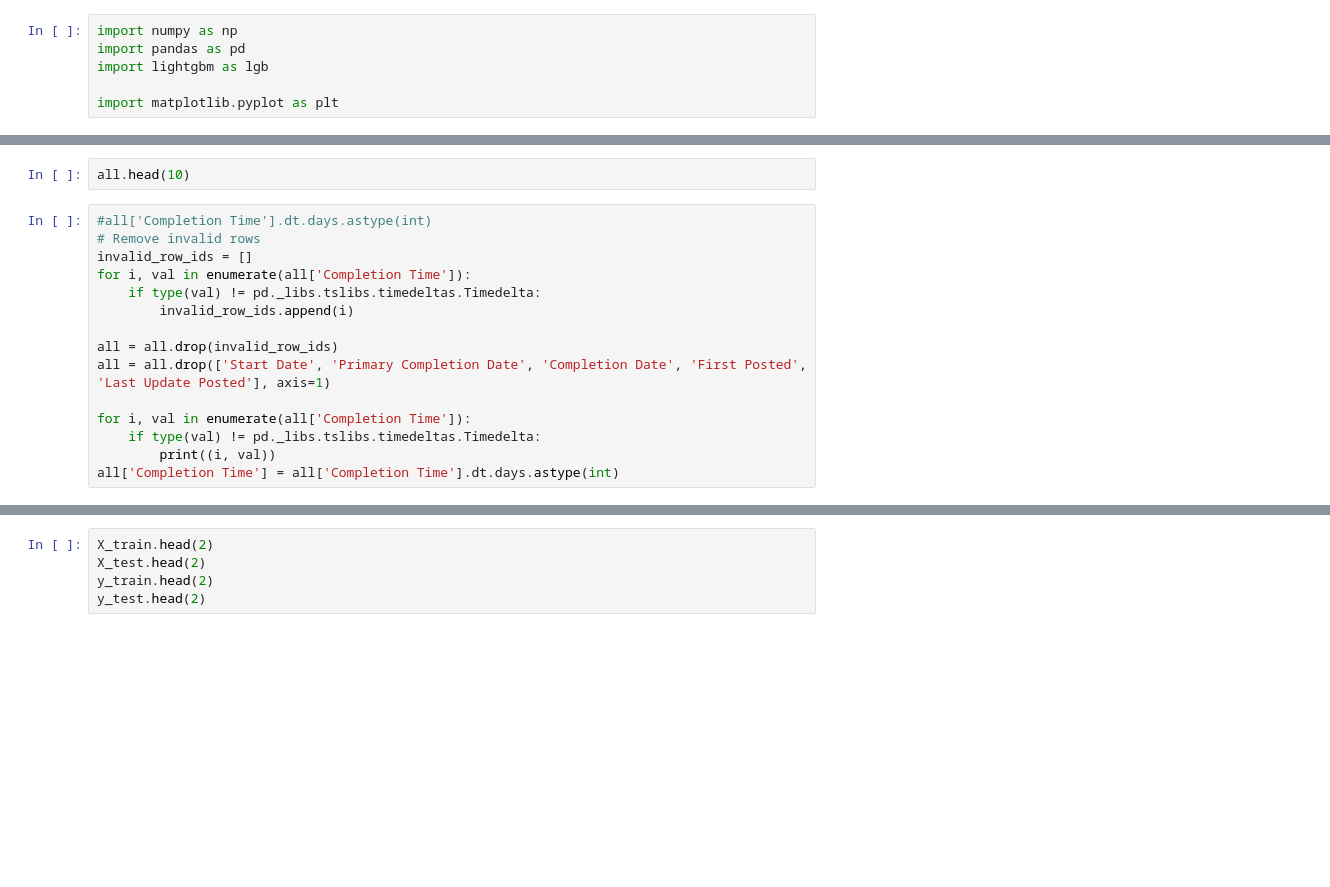
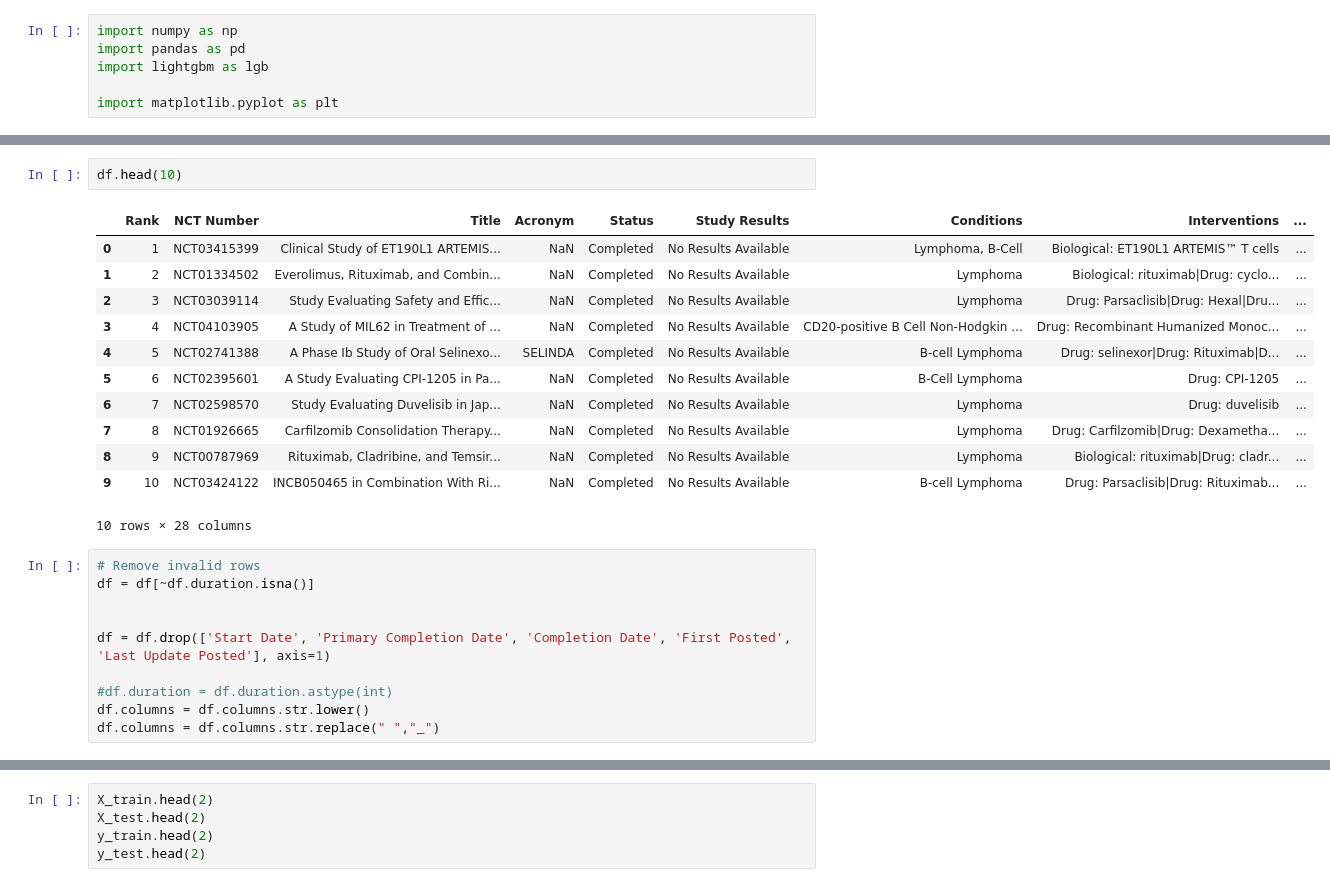
Before and after one commit to judichunt/clinical-studies-duration, a Jupyter notebook: src/Untitled.ipynb, the cells around one changed output, grey strips where cells are left out. Cells and saved outputs as stored; diff of their text form; blank space fills up the shorter version.

```diff
--- a/src/Untitled.ipynb
+++ b/src/Untitled.ipynb
@@ -15,18 +28,26 @@ all['Completion Time'] = all['Completion Date'] - all['Start Date']
 # %%
-all.head(10)
+df.head(10)
+# %% [output]
+|  | Rank | NCT Number | Title | Acronym | Status | Study Results | Conditions | Interventions | ... |
+| 0 | 1 | NCT03415399 | Clinical Study of ET190L1 ARTEMIS... | NaN | Completed | No Results Available | Lymphoma, B-Cell | Biological: ET190L1 ARTEMIS™ T cells | ... |
+| 1 | 2 | NCT01334502 | Everolimus, Rituximab, and Combin... | NaN | Completed | No Results Available | Lymphoma | Biological: rituximab|Drug: cyclo... | ... |
+| 2 | 3 | NCT03039114 | Study Evaluating Safety and Effic... | NaN | Completed | No Results Available | Lymphoma | Drug: Parsaclisib|Drug: Hexal|Dru... | ... |
+| 3 | 4 | NCT04103905 | A Study of MIL62 in Treatment of ... | NaN | Completed | No Results Available | CD20-positive B Cell Non-Hodgkin ... | Drug: Recombinant Humanized Monoc... | ... |
+| 4 | 5 | NCT02741388 | A Phase Ib Study of Oral Selinexo... | SELINDA | Completed | No Results Available | B-cell Lymphoma | Drug: selinexor|Drug: Rituximab|D... | ... |
+| 5 | 6 | NCT02395601 | A Study Evaluating CPI-1205 in Pa... | NaN | Completed | No Results Available | B-Cell Lymphoma | Drug: CPI-1205 | ... |
+| 6 | 7 | NCT02598570 | Study Evaluating Duvelisib in Jap... | NaN | Completed | No Results Available | Lymphoma | Drug: duvelisib | ... |
+| 7 | 8 | NCT01926665 | Carfilzomib Consolidation Therapy... | NaN | Completed | No Results Available | Lymphoma | Drug: Carfilzomib|Drug: Dexametha... | ... |
+| 8 | 9 | NCT00787969 | Rituximab, Cladribine, and Temsir... | NaN | Completed | No Results Available | Lymphoma | Biological: rituximab|Drug: cladr... | ... |
+| 9 | 10 | NCT03424122 | INCB050465 in Combination With Ri... | NaN | Completed | No Results Available | B-cell Lymphoma | Drug: Parsaclisib|Drug: Rituximab... | ... |
+10 rows × 28 columns
 # %%
-#all['Completion Time'].dt.days.astype(int)
 # Remove invalid rows
-invalid_row_ids = []
-for i, val in enumerate(all['Completion Time']):
-    if type(val) != pd._libs.tslibs.timedeltas.Timedelta:
-        invalid_row_ids.append(i)
+df = df[~df.duration.isna()]
 
-all = all.drop(invalid_row_ids)
-all = all.drop(['Start Date', 'Primary Completion Date', 'Completion Date', 'First Posted', 'Last Update Posted'], axis=1)
 
-for i, val in enumerate(all['Completion Time']):
-    if type(val) != pd._libs.tslibs.timedeltas.Timedelta:
-        print((i, val))
-all['Completion Time'] = all['Completion Time'].dt.days.astype(int)
+df = df.drop(['Start Date', 'Primary Completion Date', 'Completion Date', 'First Posted', 'Last Update Posted'], axis=1)
+
+#df.duration = df.duration.astype(int)
+df.columns = df.columns.str.lower()
+df.columns = df.columns.str.replace(" ","_")
 # %%
```
Also changed, not shown: parts of 11 cells of this notebook, 3 other files.
